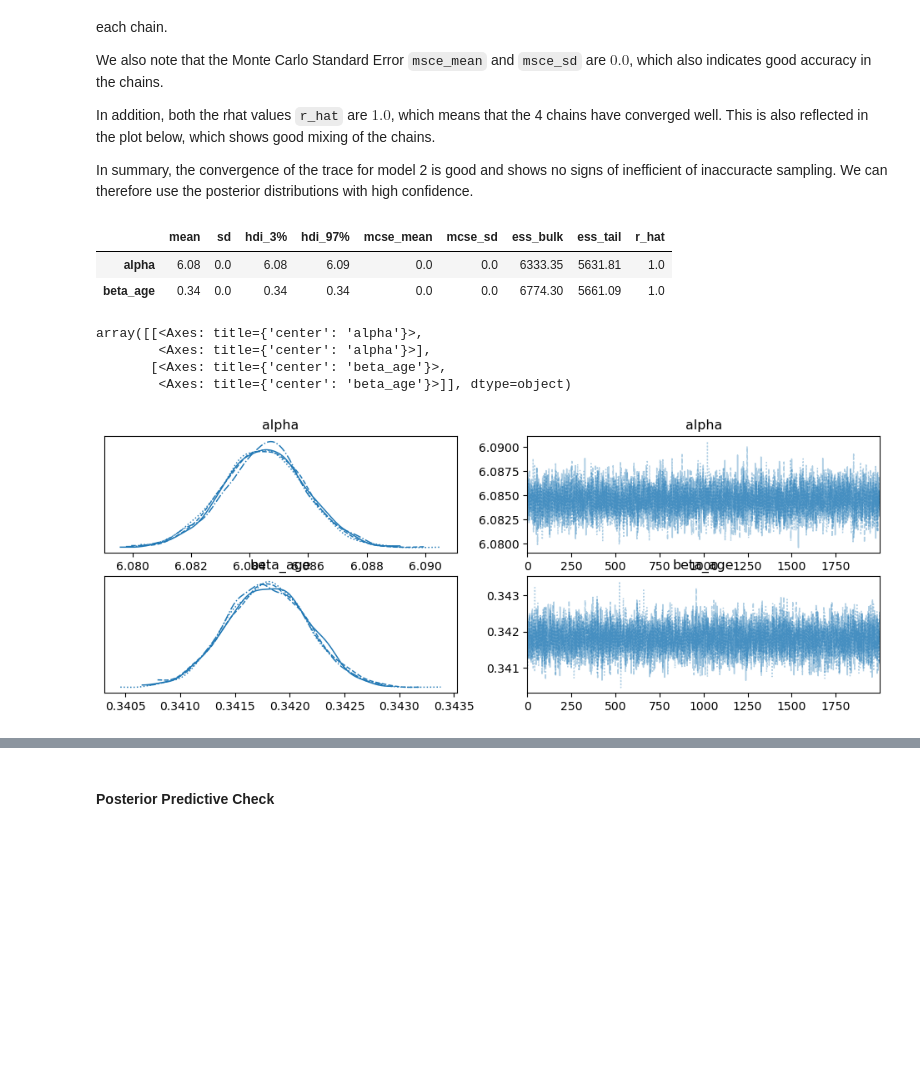
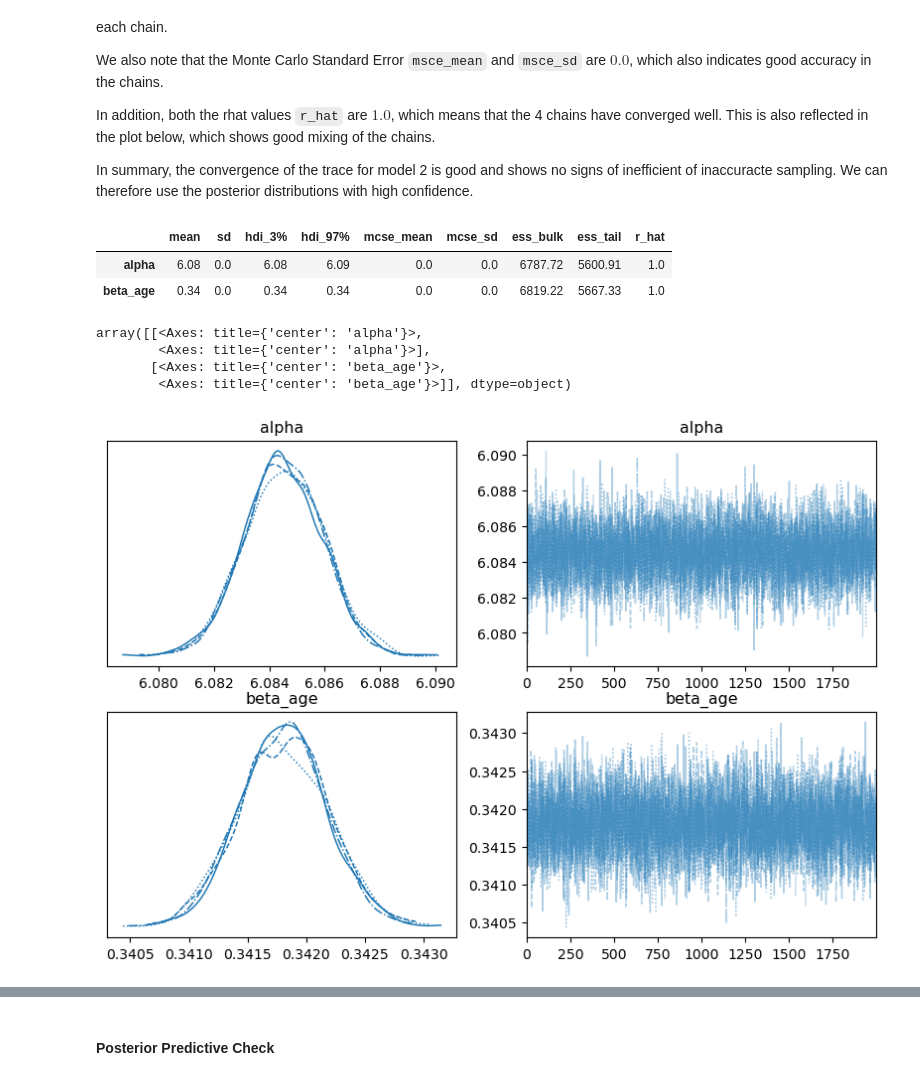
Before and after one commit to ah140797/PPExam24, a Jupyter notebook: anders.ipynb, the cells around one changed output, grey strips where cells are left out. Saved outputs shown, nothing was run; the diff lists cells and outputs as text; code cells hidden in the pictures; blank space fills up the shorter version.

```diff
--- a/anders.ipynb
+++ b/anders.ipynb
@@ -27,3 +28,5 @@ df
 We define the dataset as an xarray aswell, so it fits PyMC.
 # %%
 df_xa = df.to_xarray()
+# %%
+df['prop'] = df['bugs'] / df['commits']
@@ -200,6 +158,7 @@ We therefore define the prior for $\beta_{L[i]}$ to be $\mathrm{Normal}(0, 1)$.
 We factorise the language column, so it can fit in the model.
 # %%
 language_idx, languages = pd.factorize(df.language)
+project_type_idx, project_types = pd.factorize(df.project_type)
 # %%
 def create_model_h1(alpha_mu_prior, alpha_sigma_prior, beta_mu_prior, beta_sigma_prior, save_name='', save=False):
   '''
@@ -208,12 +167,14 @@ def create_model_h1(alpha_mu_prior, alpha_sigma_prior, beta_mu_prior, beta_sigma
   with pm.Model() as model:
       # Priors
       alpha = pm.Normal("alpha", mu=alpha_mu_prior, sigma=alpha_sigma_prior)
-      beta = pm.Normal('beta',  mu=beta_mu_prior, sigma=beta_sigma_prior, shape=languages.size)
+      beta_language = pm.Normal('beta_language',  mu=beta_mu_prior, sigma=beta_sigma_prior, shape=languages.size)
+      beta_project_type = pm.Normal('beta_project_type',  mu=beta_mu_prior, sigma=beta_sigma_prior, shape=project_types.size)
 
       #We add language_ids as mutable data so we can change it later in posterior predictions
       language_ids = pm.Data('language_ids', language_idx, mutable=True)
+      project_type_ids = pm.Data('project_type_ids', project_type_idx, mutable=True)
 
-      lam = pm.Deterministic('lam', pm.math.exp(alpha + beta[language_ids]))
+      lam = pm.Deterministic('lam', pm.math.exp(alpha + beta_language[language_ids] + beta_project_type[project_type_ids]))
       B = pm.Poisson('B', mu=lam, observed=df.bugs)
 
       #Sample posterior and prior predictive
@@ -424,7 +456,8 @@ def create_model_h2(alpha_mu_prior, alpha_sigma_prior, beta_mu_prior, beta_sigma
 
   return trace, model
 # %%
-h2_idata, h2_model = create_model_h2(6, 1, 0.01, 0.3)
+h2_idata, h2_model = create_model_h2(6, 1.5,
+                                     0, 0.3)
 # %% [output]
 Auto-assigning NUTS sampler...
 Initializing NUTS using jitter+adapt_diag...
@@ -453,13 +488,13 @@ In summary, the convergence of the trace for model 2 is good and shows no signs
 pm.summary(h2_idata, var_names=['alpha', 'beta_age'],round_to=2)
 # %% [output]
 |  | mean | sd | hdi_3% | hdi_97% | mcse_mean | mcse_sd | ess_bulk | ess_tail | r_hat |
-| alpha | 6.08 | 0.0 | 6.08 | 6.09 | 0.0 | 0.0 | 6333.35 | 5631.81 | 1.0 |
-| beta_age | 0.34 | 0.0 | 0.34 | 0.34 | 0.0 | 0.0 | 6774.30 | 5661.09 | 1.0 |
+| alpha | 6.08 | 0.0 | 6.08 | 6.09 | 0.0 | 0.0 | 6787.72 | 5600.91 | 1.0 |
+| beta_age | 0.34 | 0.0 | 0.34 | 0.34 | 0.0 | 0.0 | 6819.22 | 5667.33 | 1.0 |
 # %%
-az.plot_trace(h2_idata, var_names = ['alpha','beta_age'])
+az.plot_trace(h2_idata, var_names = ['alpha','beta_age'], figsize=(10,6.5))
 # %% [output]
 array([[<Axes: title={'center': 'alpha'}>,
         <Axes: title={'center': 'alpha'}>],
        [<Axes: title={'center': 'beta_age'}>,
         <Axes: title={'center': 'beta_age'}>]], dtype=object)
-[figure, old version]
+[figure, new version]
```
Also changed, not shown: parts of 74 cells of this notebook.
